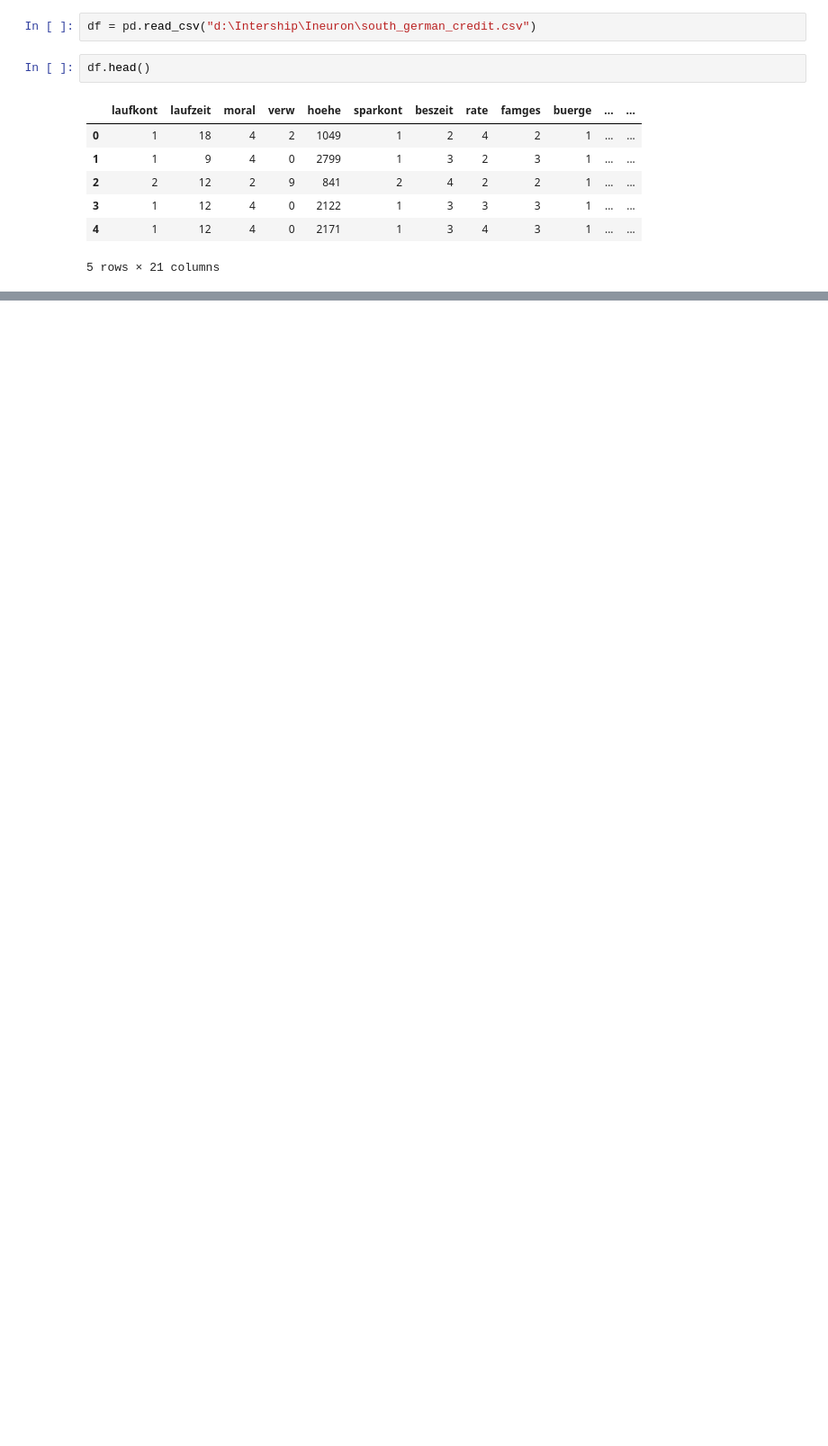
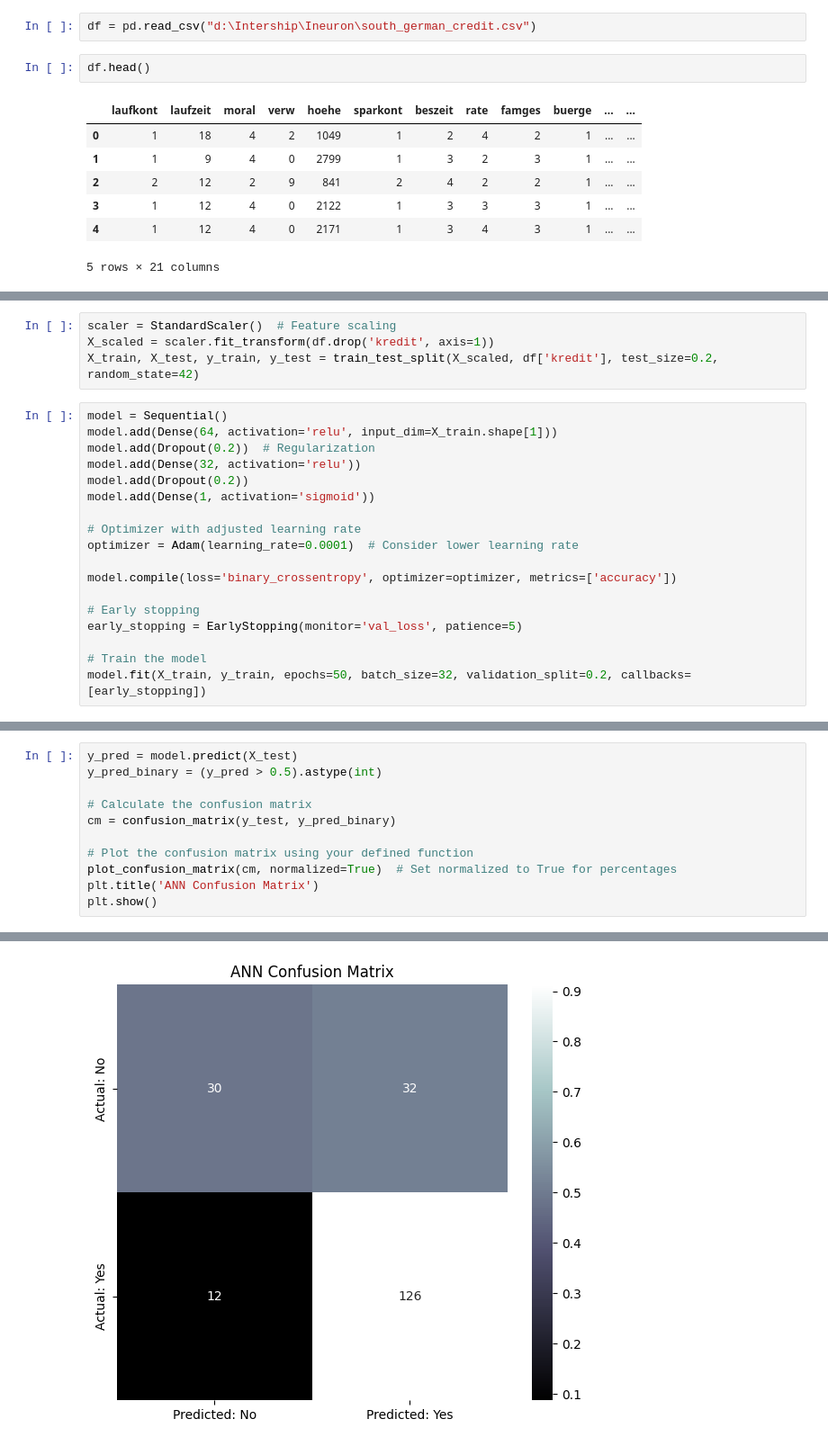
Before and after one commit to Viveknandanwar7/south-german-credit, a Jupyter notebook: notebook/ML models.ipynb, the cells around one changed output, grey strips where cells are left out. Shown at 90% size. Cells and saved outputs as stored; diff of their text form; blank space fills up the shorter version.

Commit message:
Model making

```diff
--- a/notebook/ML models.ipynb
+++ b/notebook/ML models.ipynb
@@ -135,0 +27,22 @@ print(" Accuracy of the model is %.2f" %score)
+# %%
+scaler = StandardScaler()  # Feature scaling
+X_scaled = scaler.fit_transform(df.drop('kredit', axis=1))
+X_train, X_test, y_train, y_test = train_test_split(X_scaled, df['kredit'], test_size=0.2, random_state=42)
+# %%
+model = Sequential()
+model.add(Dense(64, activation='relu', input_dim=X_train.shape[1]))
+model.add(Dropout(0.2))  # Regularization
+model.add(Dense(32, activation='relu'))
+model.add(Dropout(0.2))
+model.add(Dense(1, activation='sigmoid'))
+
+# Optimizer with adjusted learning rate
+optimizer = Adam(learning_rate=0.0001)  # Consider lower learning rate
+
+model.compile(loss='binary_crossentropy', optimizer=optimizer, metrics=['accuracy'])
+
+# Early stopping
+early_stopping = EarlyStopping(monitor='val_loss', patience=5)
+
+# Train the model
+model.fit(X_train, y_train, epochs=50, batch_size=32, validation_split=0.2, callbacks=[early_stopping])
@@ -135,0 +134,12 @@ print(" Accuracy of the model is %.2f" %score)
+# %%
+y_pred = model.predict(X_test)
+y_pred_binary = (y_pred > 0.5).astype(int)
+
+# Calculate the confusion matrix
+cm = confusion_matrix(y_test, y_pred_binary)
+
+# Plot the confusion matrix using your defined function
+plot_confusion_matrix(cm, normalized=True)  # Set normalized to True for percentages
+plt.title('ANN Confusion Matrix')
+plt.show()
+# %% [output]
@@ -135,0 +147 @@ print(" Accuracy of the model is %.2f" %score)
+[figure, added]
```
Also changed, not shown: parts of 14 cells of this notebook.
